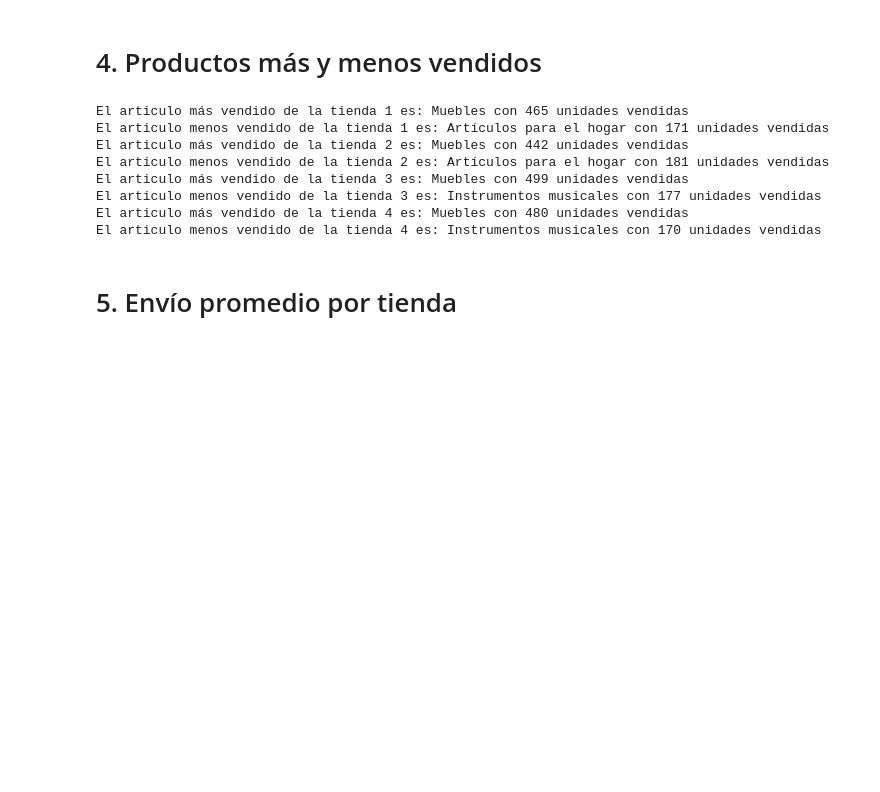
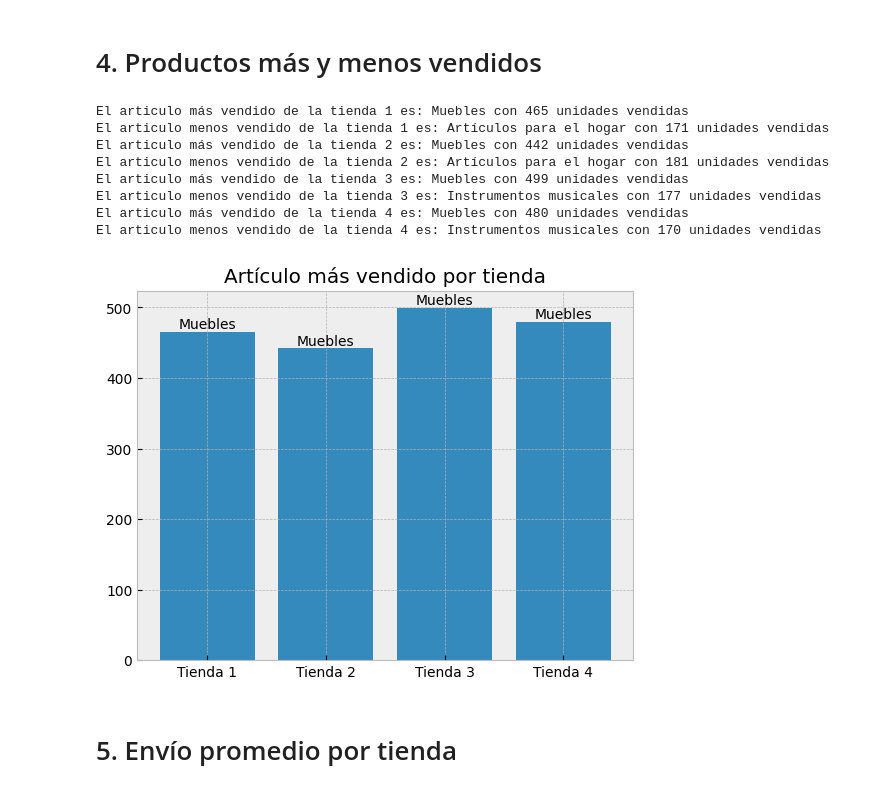
Before and after one commit to JoaquinPando/ChallengeStore, a Jupyter notebook: AluraStoreLatam.ipynb, the cells around one changed output. Drawn from its saved outputs; the diff is of its cells as text; code cells hidden in the pictures; blank space fills up the shorter version.

```diff
--- a/AluraStoreLatam.ipynb
+++ b/AluraStoreLatam.ipynb
@@ -155,33 +178,50 @@ articulo_menos_vendido2 = categoria_tienda2.idxmin()
 cantidad_menos_vendida2 = categoria_tienda2.min()
 #tienda 3
 articulo_menos_vendido3 = categoria_tienda3.idxmin()
 cantidad_menos_vendida3 = categoria_tienda3.min()
 #tienda 4
 articulo_menos_vendido4 = categoria_tienda4.idxmin()
 cantidad_menos_vendida4 = categoria_tienda4.min()
 
 #imprimiendo el articulo más vendido y menos vendido por cada tienda
 #tienda 1
 print(f'El articulo más vendido de la tienda 1 es: {articulo_mas_vendido} con {cantidad_mas_vendida} unidades vendidas')
 print(f'El articulo menos vendido de la tienda 1 es: {articulo_menos_vendido} con {cantidad_menos_vendida} unidades vendidas')
 #tienda 2
 print(f'El articulo más vendido de la tienda 2 es: {articulo_mas_vendido2} con {cantidad_mas_vendida2} unidades vendidas')
 print(f'El articulo menos vendido de la tienda 2 es: {articulo_menos_vendido2} con {cantidad_menos_vendida2} unidades vendidas')
 #tienda 3
 print(f'El articulo más vendido de la tienda 3 es: {articulo_mas_vendido3} con {cantidad_mas_vendida3} unidades vendidas')
 print(f'El articulo menos vendido de la tienda 3 es: {articulo_menos_vendido3} con {cantidad_menos_vendida3} unidades vendidas')
 #tienda 4
 print(f'El articulo más vendido de la tienda 4 es: {articulo_mas_vendido4} con {cantidad_mas_vendida4} unidades vendidas')
 print(f'El articulo menos vendido de la tienda 4 es: {articulo_menos_vendido4} con {cantidad_menos_vendida4} unidades vendidas')
+
+
+
+#Generando gráfico de barras
+cantidades = [cantidad_mas_vendida, cantidad_mas_vendida2, cantidad_mas_vendida3, cantidad_mas_vendida4]
+nombres = [articulo_mas_vendido, articulo_mas_vendido2, articulo_mas_vendido3, articulo_mas_vendido4]
+
+plt.bar(['Tienda 1', 'Tienda 2', 'Tienda 3', 'Tienda 4'], cantidades)
+plt.title('Artículo más vendido por tienda')
+
+#usando plt.text() para poner texto en la parte de arriba de la barra
+# Mostrar nombre del artículo encima de cada barra
+for i in range(len(cantidades)):
+    plt.text(i, cantidades[i] + 5, nombres[i], ha='center')  # `+5` es para que no tape la barra en otras palabras es como un padding
+
+plt.show()
 # %% [output]
 El articulo más vendido de la tienda 1 es: Muebles con 465 unidades vendidas
 El articulo menos vendido de la tienda 1 es: Artículos para el hogar con 171 unidades vendidas
 El articulo más vendido de la tienda 2 es: Muebles con 442 unidades vendidas
 El articulo menos vendido de la tienda 2 es: Artículos para el hogar con 181 unidades vendidas
 El articulo más vendido de la tienda 3 es: Muebles con 499 unidades vendidas
 El articulo menos vendido de la tienda 3 es: Instrumentos musicales con 177 unidades vendidas
 El articulo más vendido de la tienda 4 es: Muebles con 480 unidades vendidas
 El articulo menos vendido de la tienda 4 es: Instrumentos musicales con 170 unidades vendidas
+[figure, added]
 # %% [markdown]
 # 5. Envío promedio por tienda
 # %%
```
Also changed, not shown: parts of 4 cells of this notebook.
